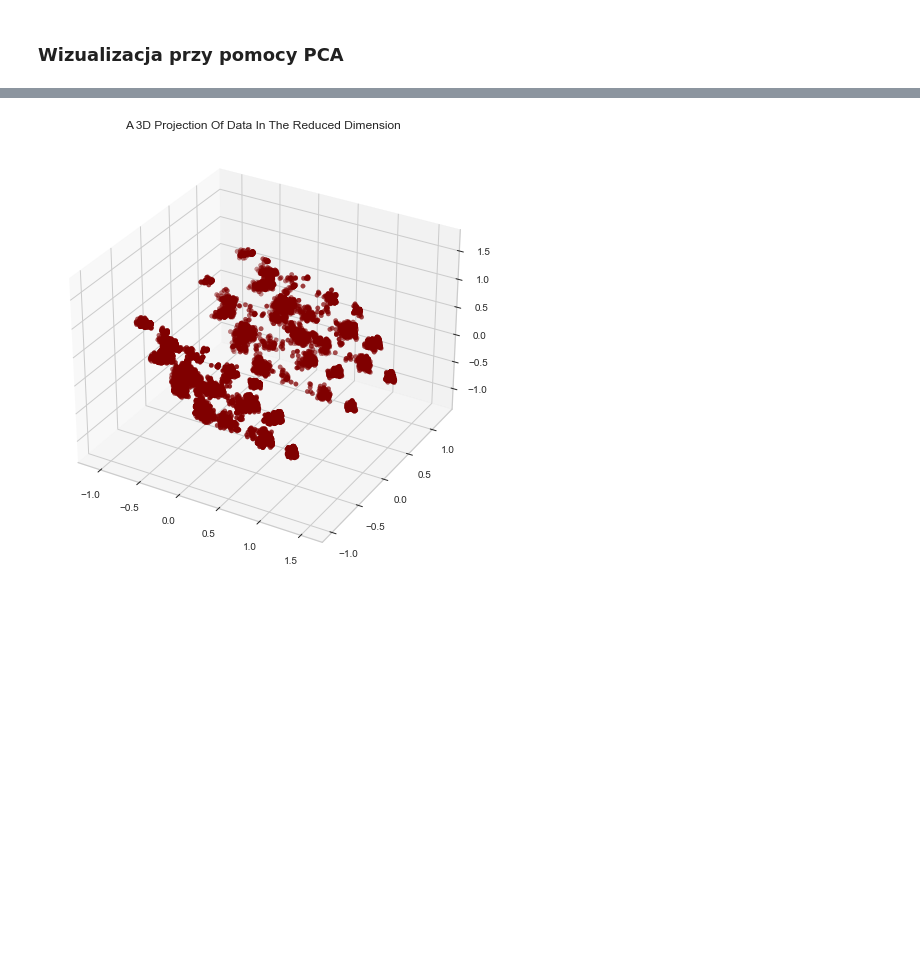
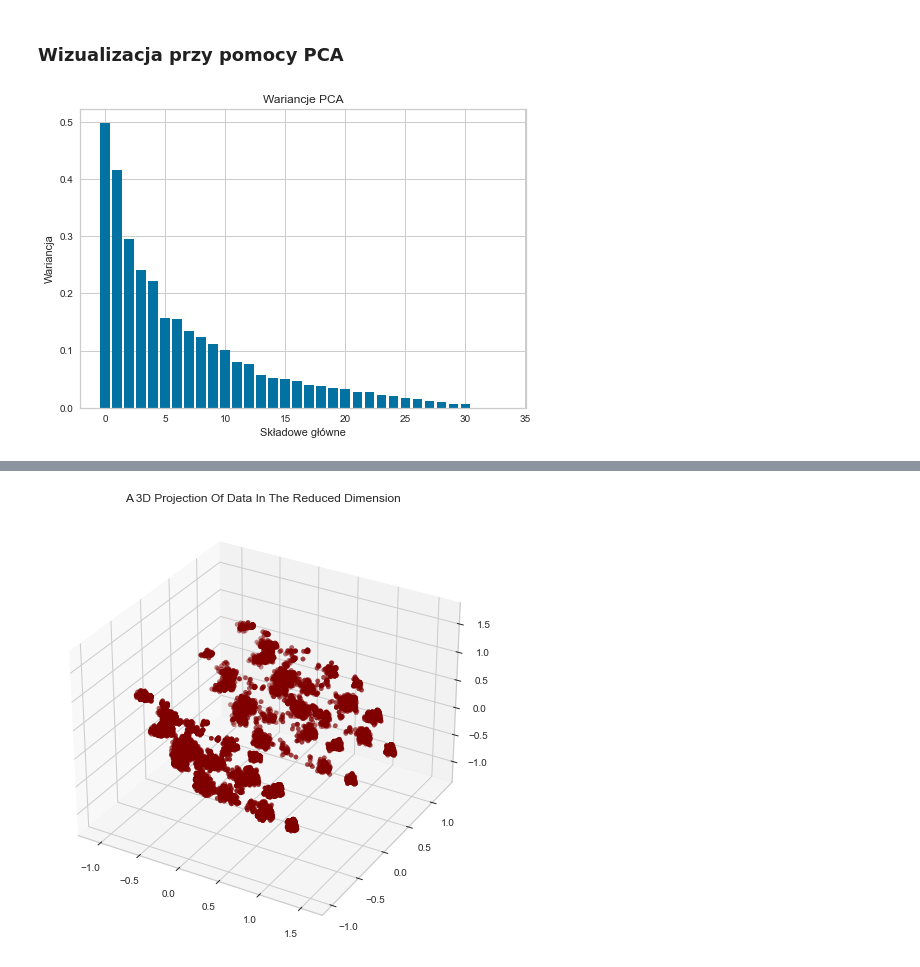
Before and after one commit to SawickiK/ML-Clustering, a Jupyter notebook: ClusteringNanowo.ipynb, the cells around one changed output, grey strips where cells are left out. Saved outputs shown, nothing was run; the diff lists cells and outputs as text; code cells hidden in the pictures; blank space fills up the shorter version.

```diff
--- a/ClusteringNanowo.ipynb
+++ b/ClusteringNanowo.ipynb
@@ -42,5 +52,17 @@ df.describe()
 # %% [markdown]
 ### Wizualizacja przy pomocy PCA
+# %%
+pca = PCA()
+pca.fit(df)
+variances = pca.explained_variance_
+x = np.arange(len(variances))
+plt.bar(x, variances)
+plt.title('Wariancje PCA')
+plt.xlabel('Składowe główne')
+plt.ylabel('Wariancja')
+plt.show()
+# %% [output]
+[figure, added]
 # %%
 pca = PCA(n_components=3)
 pca.fit(df)
```
Also changed, not shown: parts of 20 cells of this notebook.
